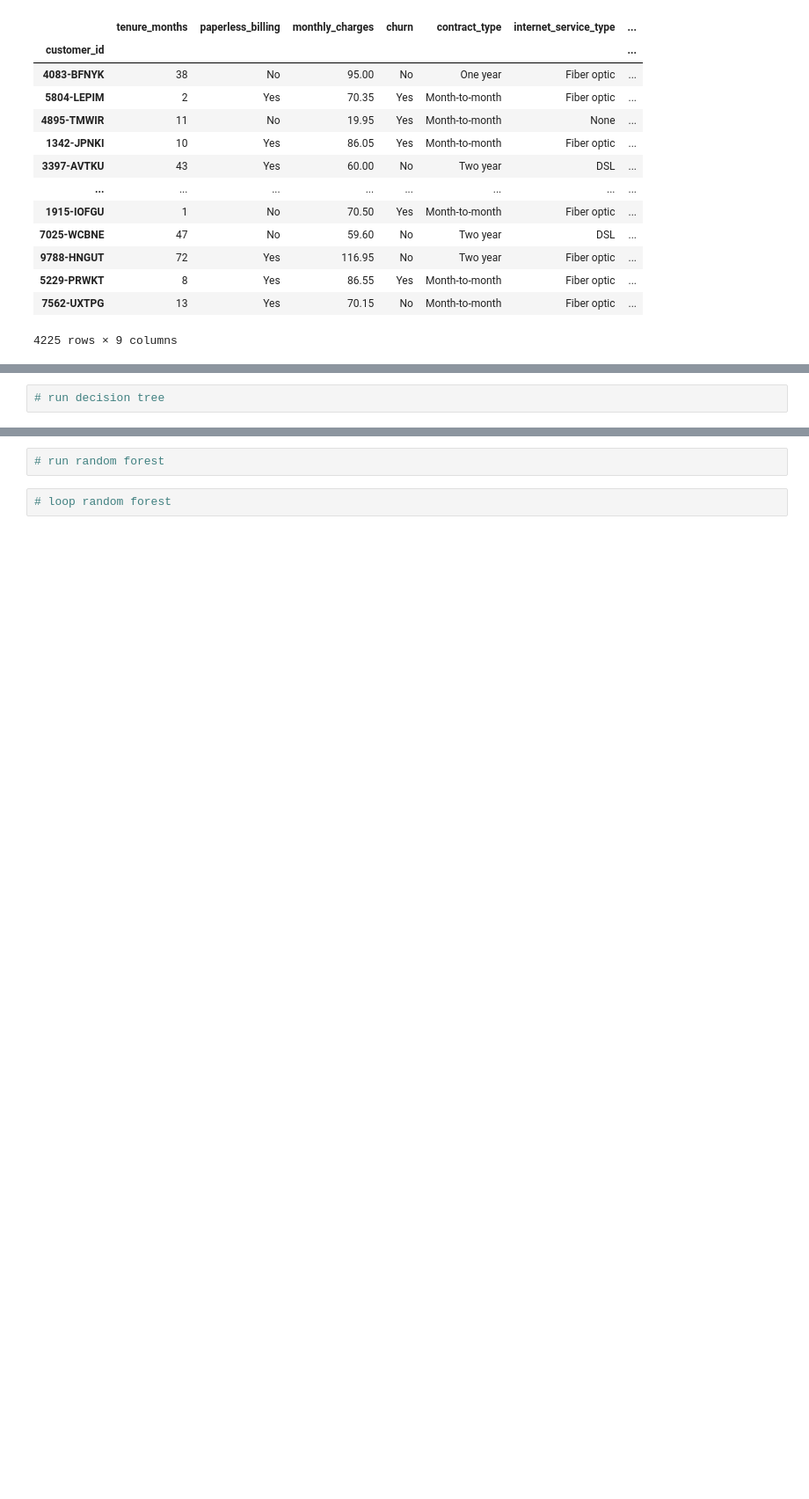
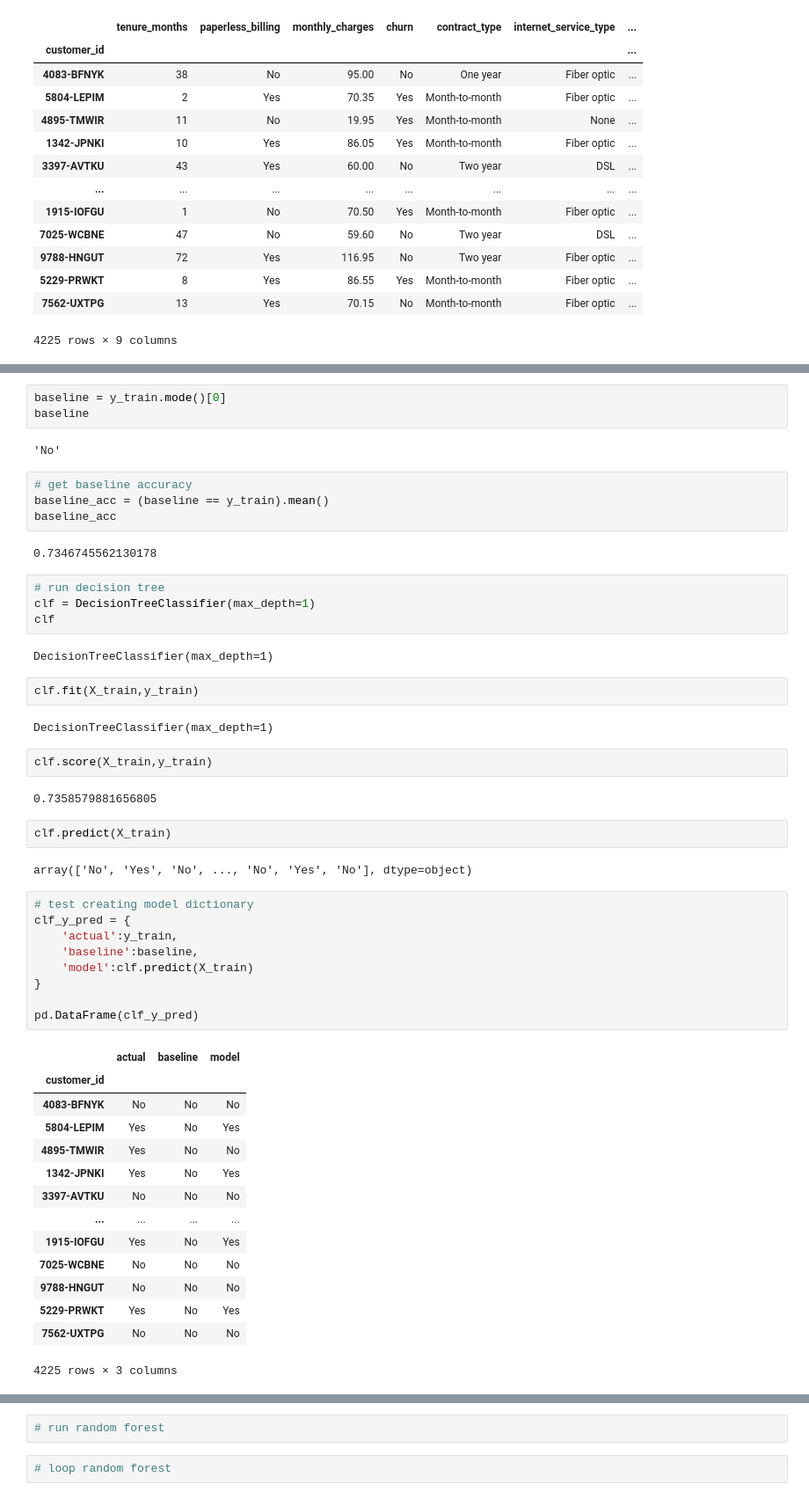
Before and after one commit to Michael-Nelson361/Telco_Report, a Jupyter notebook: modeling.ipynb, the cells around one changed output, grey strips where cells are left out. Shown at 88% size. Saved outputs shown, nothing was run; the diff lists cells and outputs as text; blank space fills up the shorter version.

```diff
--- a/modeling.ipynb
+++ b/modeling.ipynb
@@ -228,4 +291,55 @@ acquire.df_info(e_train)
+# %%
+baseline = y_train.mode()[0]
+baseline
+# %% [output]
+'No'
+# %%
+# get baseline accuracy
+baseline_acc = (baseline == y_train).mean()
+baseline_acc
+# %% [output]
+0.7346745562130178
 # %%
 # run decision tree
+clf = DecisionTreeClassifier(max_depth=1)
+clf
+# %% [output]
+DecisionTreeClassifier(max_depth=1)
+# %%
+clf.fit(X_train,y_train)
+# %% [output]
+DecisionTreeClassifier(max_depth=1)
+# %%
+clf.score(X_train,y_train)
+# %% [output]
+0.7358579881656805
+# %%
+clf.predict(X_train)
+# %% [output]
+array(['No', 'Yes', 'No', ..., 'No', 'Yes', 'No'], dtype=object)
+# %%
+# test creating model dictionary
+clf_y_pred = {
+    'actual':y_train,
+    'baseline':baseline,
+    'model':clf.predict(X_train)
+}
+
+pd.DataFrame(clf_y_pred)
+# %% [output]
+|  | actual | baseline | model |
+| customer_id |  |  |  |
+| 4083-BFNYK | No | No | No |
+| 5804-LEPIM | Yes | No | Yes |
+| 4895-TMWIR | Yes | No | No |
+| 1342-JPNKI | Yes | No | Yes |
+| 3397-AVTKU | No | No | No |
+| ... | ... | ... | ... |
+| 1915-IOFGU | Yes | No | Yes |
+| 7025-WCBNE | No | No | No |
+| 9788-HNGUT | No | No | No |
+| 5229-PRWKT | Yes | No | Yes |
+| 7562-UXTPG | No | No | No |
+4225 rows × 3 columns
 # %%
 # loop decision tree
```
Also changed, not shown: parts of 17 cells of this notebook.
